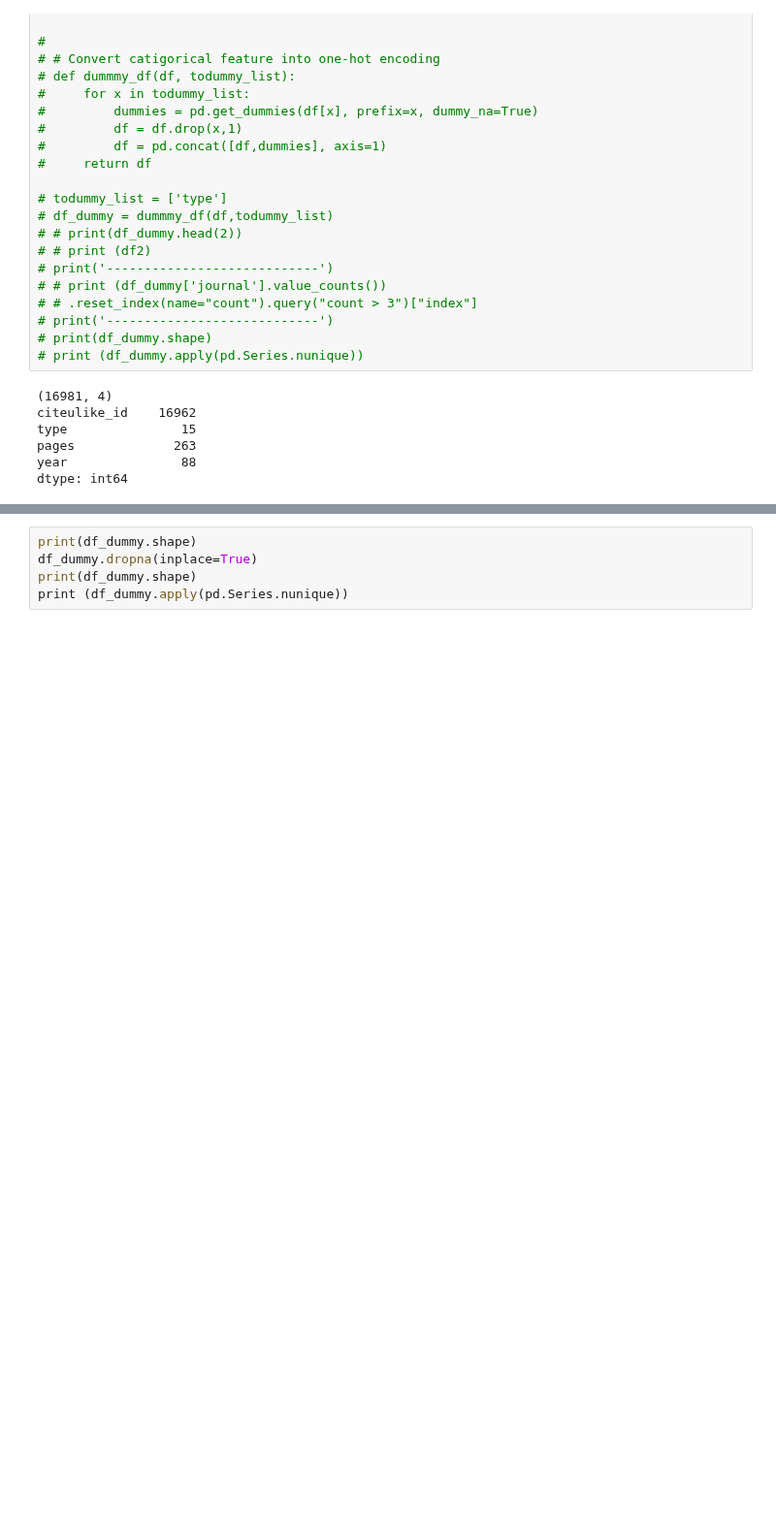
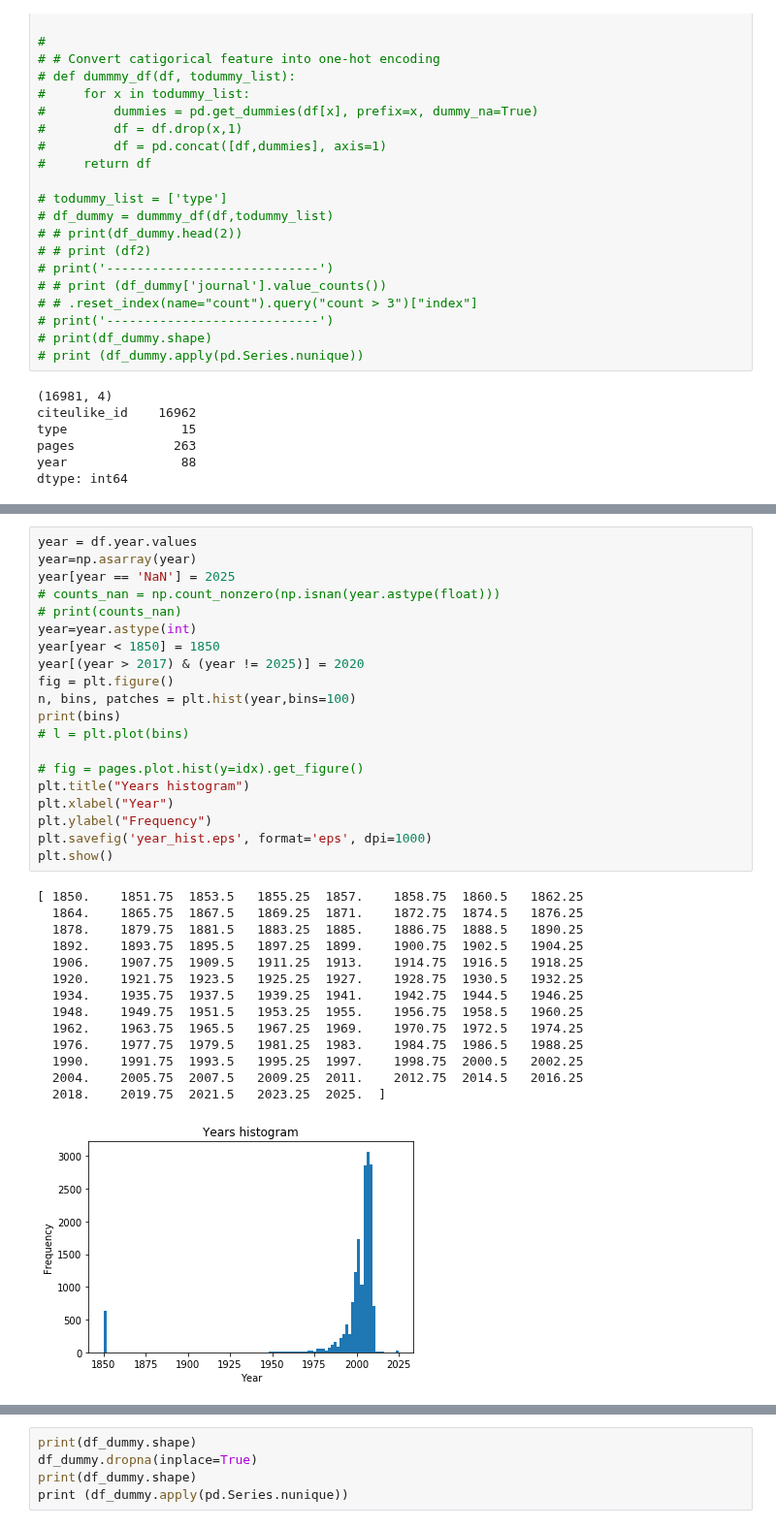
Before and after one commit to zwanli/atrnn-prototype, a Jupyter notebook: test.ipynb, the cells around one changed output, grey strips where cells are left out. Shown at 97% size. Saved outputs shown, nothing was run; the diff lists cells and outputs as text; blank space fills up the shorter version.

```diff
--- a/test.ipynb
+++ b/test.ipynb
@@ -119,0 +186,35 @@ print (df.pages.unique())
+# %%
+year = df.year.values
+year=np.asarray(year)
+year[year == 'NaN'] = 2025
+# counts_nan = np.count_nonzero(np.isnan(year.astype(float)))
+# print(counts_nan)
+year=year.astype(int)
+year[year < 1850] = 1850
+year[(year > 2017) & (year != 2025)] = 2020
+fig = plt.figure()
+n, bins, patches = plt.hist(year,bins=100)
+print(bins)
+# l = plt.plot(bins)
+
+# fig = pages.plot.hist(y=idx).get_figure()
+plt.title("Years histogram")
+plt.xlabel("Year")
+plt.ylabel("Frequency")
+plt.savefig('year_hist.eps', format='eps', dpi=1000)
+plt.show()
+# %% [output]
+[ 1850.    1851.75  1853.5   1855.25  1857.    1858.75  1860.5   1862.25
+  1864.    1865.75  1867.5   1869.25  1871.    1872.75  1874.5   1876.25
+  1878.    1879.75  1881.5   1883.25  1885.    1886.75  1888.5   1890.25
+  1892.    1893.75  1895.5   1897.25  1899.    1900.75  1902.5   1904.25
+  1906.    1907.75  1909.5   1911.25  1913.    1914.75  1916.5   1918.25
+  1920.    1921.75  1923.5   1925.25  1927.    1928.75  1930.5   1932.25
+  1934.    1935.75  1937.5   1939.25  1941.    1942.75  1944.5   1946.25
+  1948.    1949.75  1951.5   1953.25  1955.    1956.75  1958.5   1960.25
+  1962.    1963.75  1965.5   1967.25  1969.    1970.75  1972.5   1974.25
+  1976.    1977.75  1979.5   1981.25  1983.    1984.75  1986.5   1988.25
+  1990.    1991.75  1993.5   1995.25  1997.    1998.75  2000.5   2002.25
+  2004.    2005.75  2007.5   2009.25  2011.    2012.75  2014.5   2016.25
+  2018.    2019.75  2021.5   2023.25  2025.  ]
+[figure, added]
```
Also changed, not shown: parts of 12 cells of this notebook, 3 other files.
